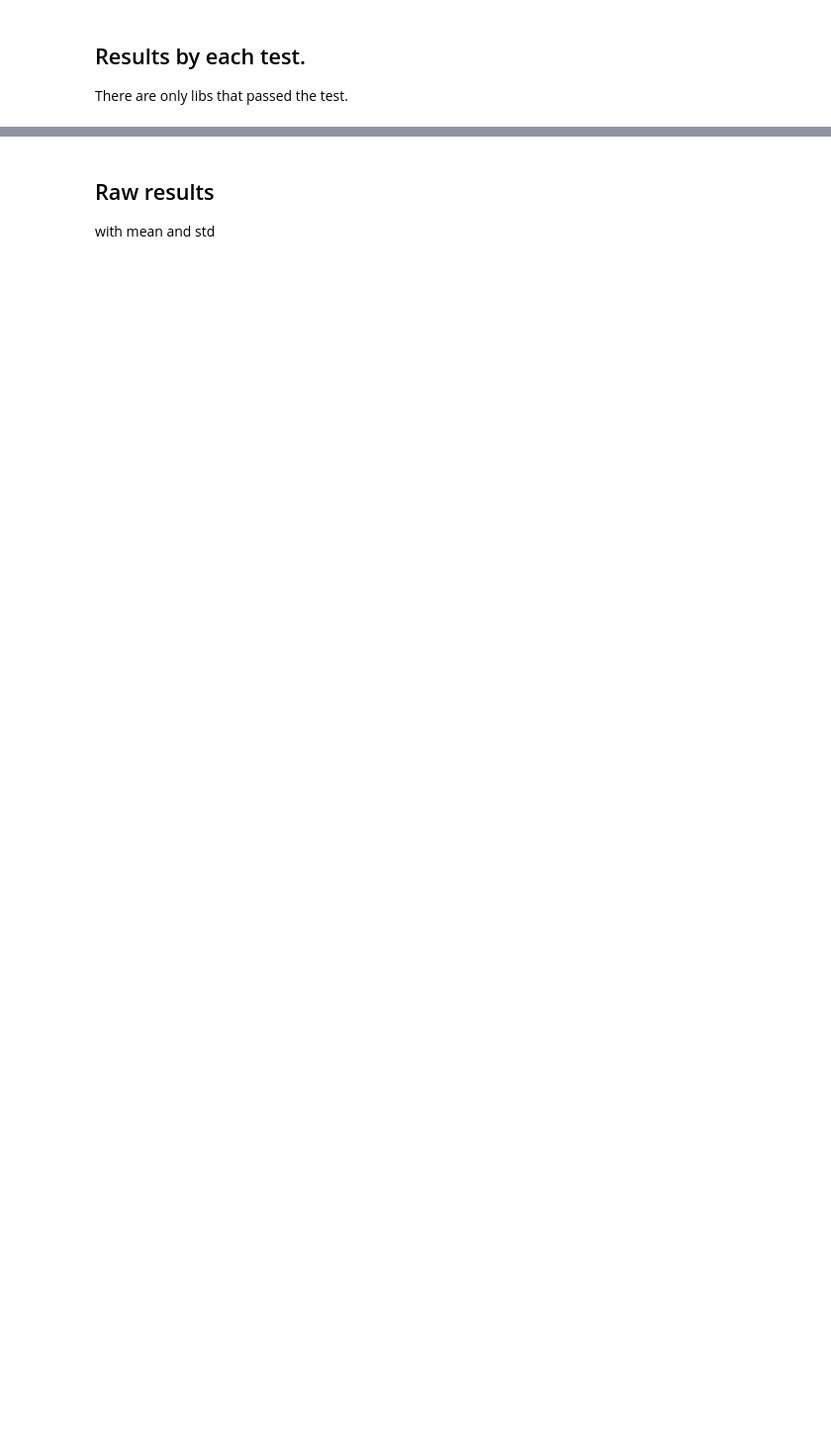
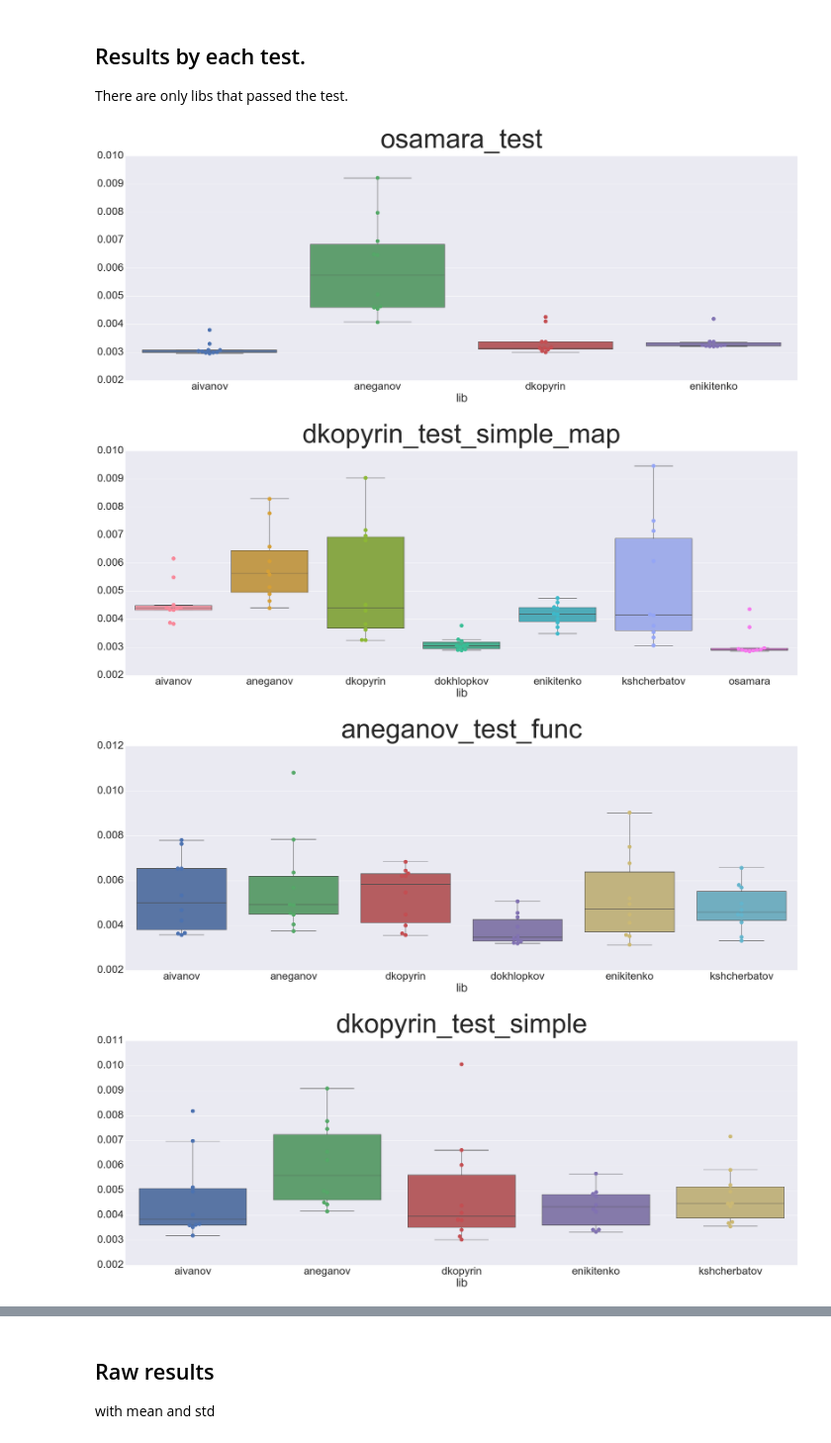
Before and after one commit to annamel/acroparallels2016, a Jupyter notebook: tester/test_results.ipynb, the cells around one changed output, grey strips where cells are left out. Shown at 99% size. Drawn from its saved outputs; the diff is of its cells as text; code cells hidden in the pictures; blank space fills up the shorter version.

```diff
--- a/tester/test_results.ipynb
+++ b/tester/test_results.ipynb
@@ -59,14 +69,22 @@ plt.show()
 # %% [markdown]
 ## Results by each test.
 There are only libs that passed the test.
+# %%
+# data without timeout values.
+passed_data = data[data["mean"] != -1]
 # %%
-val = data.set_index(data["testid"]).drop(["test", "test_name", "mean", "std", 'testid'], axis=1)
+val = passed_data.set_index(passed_data["testid"]).drop(["test", "test_name", "mean", "std", 'testid'], axis=1)
 sns.set(font_scale=4)
 for test in tests:
     plt.figure(figsize=(45, 15))
     sns.plt.title(test, fontsize=100, y=1.03)
     a = val[val.index == test]
     a = a.set_index(a['lib']).drop(["lib"], axis=1).transpose()
     ax = sns.boxplot(data=a)
     sns.swarmplot(data=a, size=15, ax=ax)
     plt.show()
+# %% [output]
+[figure, added]
+[figure, added]
+[figure, added]
+[figure, added]
```
Also changed, not shown: parts of 6 cells of this notebook.
